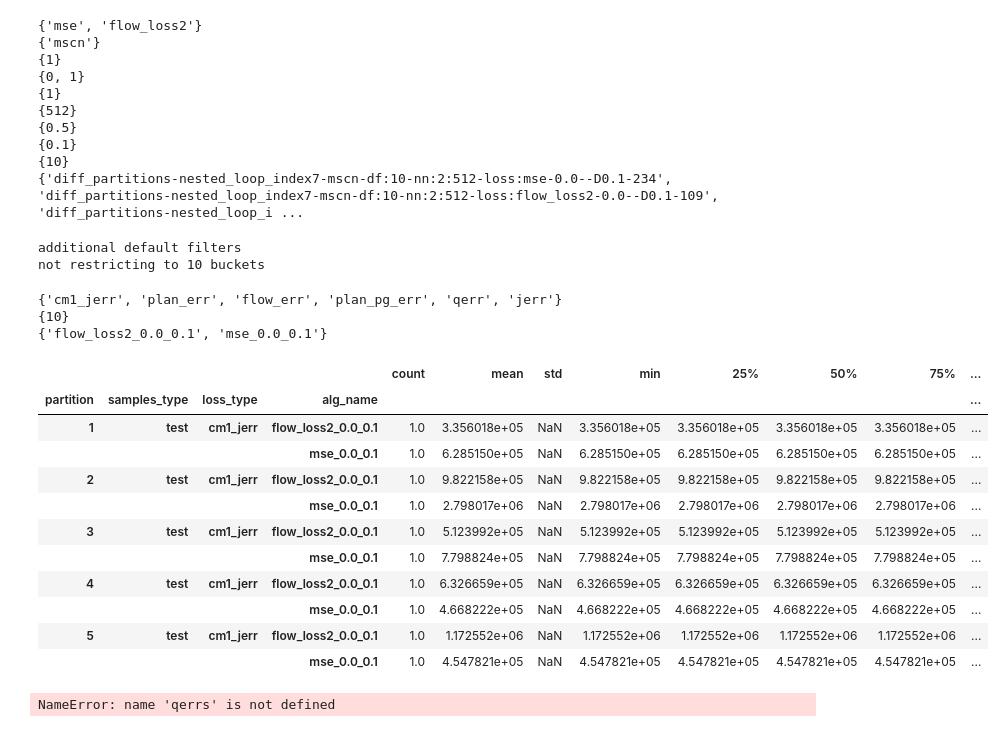
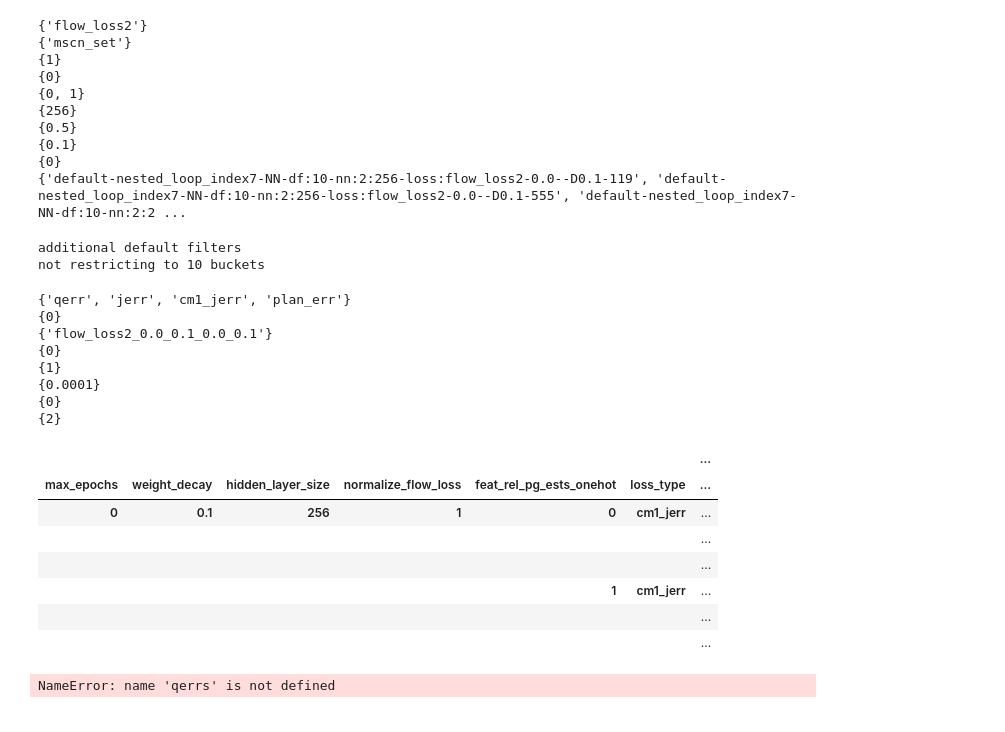
Before and after one commit to parimarjan/learned-cardinalities, a Jupyter notebook: summary_results.ipynb, the cells around one changed output. Cells and saved outputs as stored; diff of their text form; code cells hidden in the pictures.

```diff
--- a/summary_results.ipynb
+++ b/summary_results.ipynb
@@ -26,7 +23,7 @@ The autoreload extension is already loaded. To reload it, use:
 #RES_DIR = "/home/pari/learned-cardinalities/all_results/xgb/default_config"
 
 ## default
-RES_DIR = "/home/pari/learned-cardinalities/all_results/inl_fixed_scan_ops/nested_loop_index7/test_diff/final_results4/"
+RES_DIR = "/home/ubuntu/learned-cardinalities/all_results/vldb/default/hyp_sweep2/"
 #RES_DIR3 = "/home/pari/learned-cardinalities/all_results/inl_fixed_scan_ops/nested_loop_index7/test_diff/final_results_new_seeds/"
 #RES_DIR = "/home/pari/learned-cardinalities/all_results/inl_fixed_scan_ops/nested_loop_index7/test_diff/final_results_new_seeds_wd1"
 
@@ -86,16 +82,16 @@ print(set(df["weight_decay"]))
 print(set(df["max_epochs"]))
 print(set(df["fn"]))
 # %% [output]
-{'mse', 'flow_loss2'}
-{'mscn'}
+{'flow_loss2'}
+{'mscn_set'}
 {1}
+{0}
 {0, 1}
-{1}
-{512}
+{256}
 {0.5}
 {0.1}
-{10}
-{'diff_partitions-nested_loop_index7-mscn-df:10-nn:2:512-loss:mse-0.0--D0.1-234', 'diff_partitions-nested_loop_index7-mscn-df:10-nn:2:512-loss:flow_loss2-0.0--D0.1-109', 'diff_partitions-nested_loop_i ...
+{0}
+{'default-nested_loop_index7-NN-df:10-nn:2:256-loss:flow_loss2-0.0--D0.1-119', 'default-nested_loop_index7-NN-df:10-nn:2:256-loss:flow_loss2-0.0--D0.1-555', 'default-nested_loop_index7-NN-df:10-nn:2:2 ...
 # %%
 df["loss"] = abs(df["loss"])
 # %%
@@ -117,7 +113,7 @@ all_df = df[df["template"] != "all"]
 df = df[df["template"] == "all"]
 df = df[df["summary_type"] == "mean"]
 #df = df[df["num_tables"] == "all"]
-
+df = df[df.debug_set == 0]
 
 print("additional default filters")
 
@@ -152,29 +148,37 @@ not restricting to 10 buckets
 print(set(df["loss_type"]))
 print(set(df["max_epochs"]))
 print(set(df["alg_name"]))
+print(set(df["debug_set"]))
+print(set(df["flow_features"]))
+print(set(df["lr"]))
+print(set(df["feat_rel_pg_ests"]))
+print(set(df["use_set_padding"]))
 # %% [output]
-{'cm1_jerr', 'plan_err', 'flow_err', 'plan_pg_err', 'qerr', 'jerr'}
-{10}
-{'flow_loss2_0.0_0.1', 'mse_0.0_0.1'}
+{'qerr', 'jerr', 'cm1_jerr', 'plan_err'}
+{0}
+{'flow_loss2_0.0_0.1_0.0_0.1'}
+{0}
+{1}
+{0.0001}
+{0}
+{2}
 # %%
 pd.set_option('display.max_rows', 500)
-cur_df = df[df.samples_type == "test"]
+#cur_df = df[df.samples_type == "test"]
+cur_df = df
 cur_df = cur_df[cur_df.loss_type == "cm1_jerr"]
-cur_df.groupby(["partition", "samples_type",
-            "loss_type", "alg_name"]).describe()["loss"]
+cur_df.groupby(["max_epochs", "weight_decay", "hidden_layer_size",
+                "normalize_flow_loss", "feat_rel_pg_ests_onehot",
+                "loss_type", "samples_type"]).describe()["loss"]
 # %% [output]
-|  |  |  |  | count | mean | std | min | 25% | 50% | 75% | ... |
-| partition | samples_type | loss_type | alg_name |  |  |  |  |  |  |  | ... |
-| 1 | test | cm1_jerr | flow_loss2_0.0_0.1 | 1.0 | 3.356018e+05 | NaN | 3.356018e+05 | 3.356018e+05 | 3.356018e+05 | 3.356018e+05 | ... |
-|  |  |  | mse_0.0_0.1 | 1.0 | 6.285150e+05 | NaN | 6.285150e+05 | 6.285150e+05 | 6.285150e+05 | 6.285150e+05 | ... |
-| 2 | test | cm1_jerr | flow_loss2_0.0_0.1 | 1.0 | 9.822158e+05 | NaN | 9.822158e+05 | 9.822158e+05 | 9.822158e+05 | 9.822158e+05 | ... |
-|  |  |  | mse_0.0_0.1 | 1.0 | 2.798017e+06 | NaN | 2.798017e+06 | 2.798017e+06 | 2.798017e+06 | 2.798017e+06 | ... |
-| 3 | test | cm1_jerr | flow_loss2_0.0_0.1 | 1.0 | 5.123992e+05 | NaN | 5.123992e+05 | 5.123992e+05 | 5.123992e+05 | 5.123992e+05 | ... |
-|  |  |  | mse_0.0_0.1 | 1.0 | 7.798824e+05 | NaN | 7.798824e+05 | 7.798824e+05 | 7.798824e+05 | 7.798824e+05 | ... |
-| 4 | test | cm1_jerr | flow_loss2_0.0_0.1 | 1.0 | 6.326659e+05 | NaN | 6.326659e+05 | 6.326659e+05 | 6.326659e+05 | 6.326659e+05 | ... |
-|  |  |  | mse_0.0_0.1 | 1.0 | 4.668222e+05 | NaN | 4.668222e+05 | 4.668222e+05 | 4.668222e+05 | 4.668222e+05 | ... |
-| 5 | test | cm1_jerr | flow_loss2_0.0_0.1 | 1.0 | 1.172552e+06 | NaN | 1.172552e+06 | 1.172552e+06 | 1.172552e+06 | 1.172552e+06 | ... |
-|  |  |  | mse_0.0_0.1 | 1.0 | 4.547821e+05 | NaN | 4.547821e+05 | 4.547821e+05 | 4.547821e+05 | 4.547821e+05 | ... |
+|  |  |  |  |  |  | ... |
+| max_epochs | weight_decay | hidden_layer_size | normalize_flow_loss | feat_rel_pg_ests_onehot | loss_type | ... |
+| 0 | 0.1 | 256 | 1 | 0 | cm1_jerr | ... |
+|  |  |  |  |  |  | ... |
+|  |  |  |  |  |  | ... |
+|  |  |  |  | 1 | cm1_jerr | ... |
+|  |  |  |  |  |  | ... |
+|  |  |  |  |  |  | ... |
 # %%
 qerrs["loss"] = abs(qerrs["loss"])
 # %% [output]
```
Also changed, not shown: parts of 2 cells of this notebook, 4 other files.
